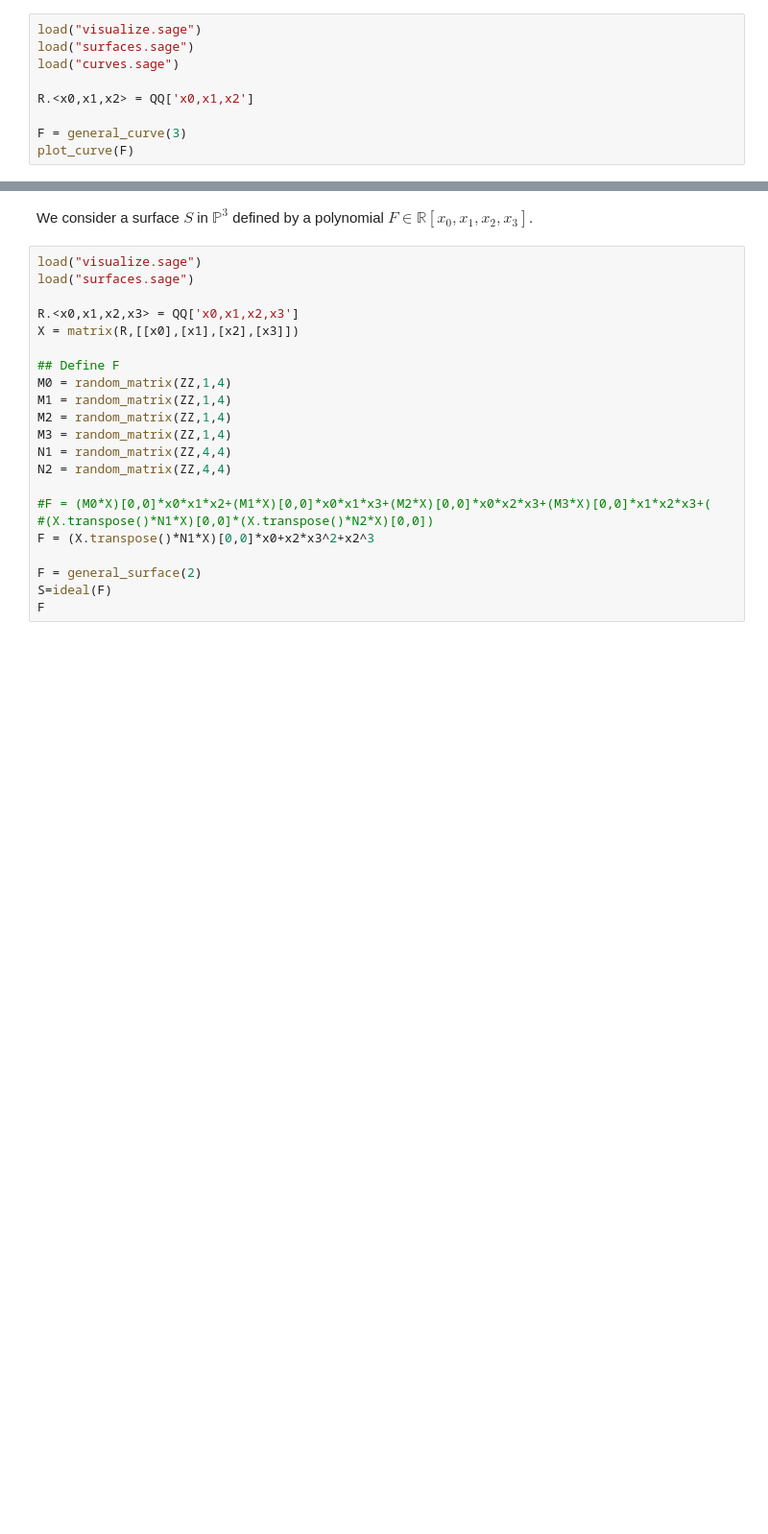
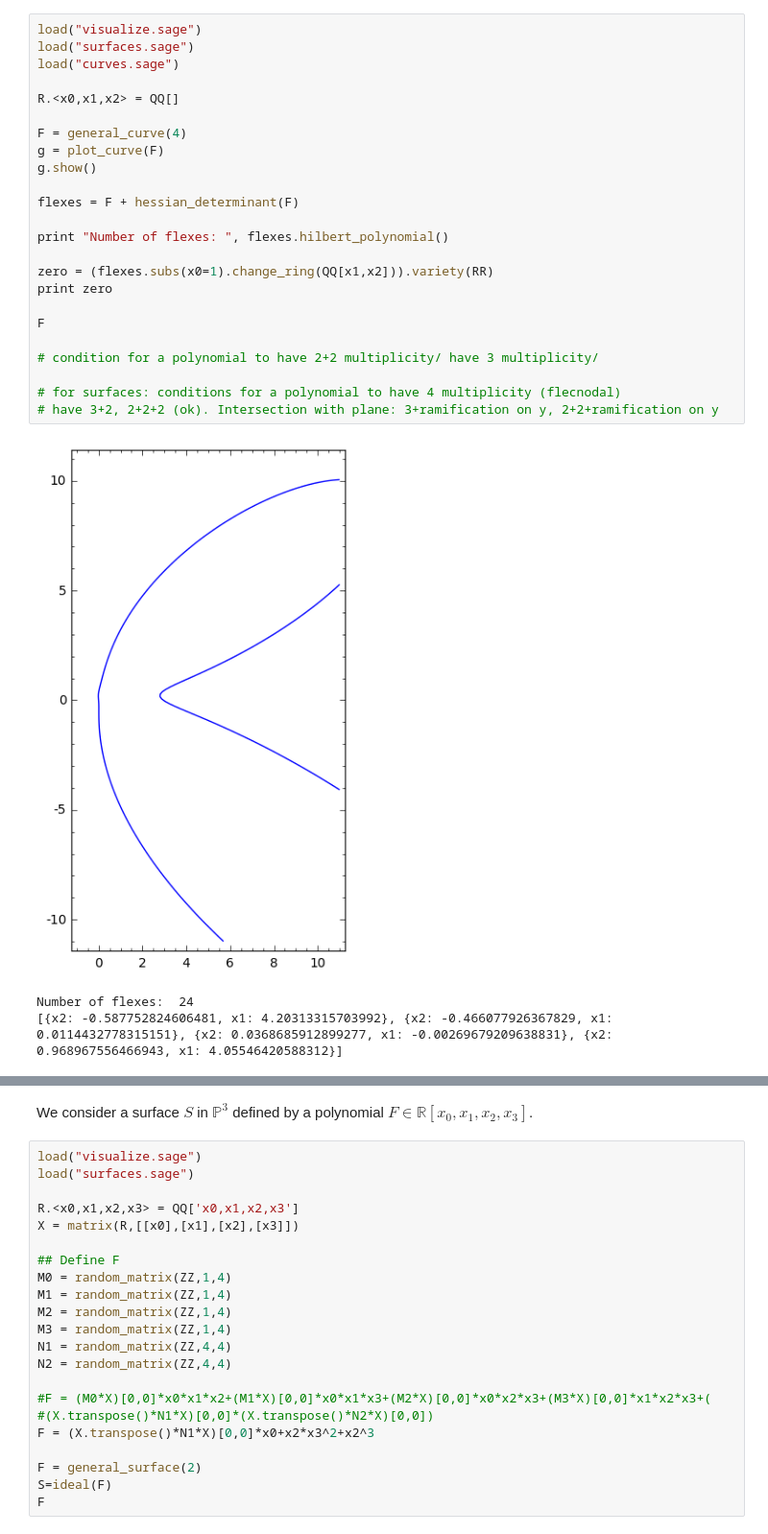
Before and after one commit to mtrager/changing-views, a Jupyter notebook: Changing Views of Curves and Surfaces.ipynb, the cells around one changed output, grey strips where cells are left out. Shown at 96% size. Cells and saved outputs as stored; diff of their text form; blank space fills up the shorter version.

```diff
--- a/Changing Views of Curves and Surfaces.ipynb
+++ b/Changing Views of Curves and Surfaces.ipynb
@@ -1,9 +1,28 @@
-# %%
-load("visualize.sage")
-load("surfaces.sage")
-load("curves.sage")
-
-R.<x0,x1,x2> = QQ['x0,x1,x2']
-
-F = general_curve(3)
-plot_curve(F)
+# %%
+load("visualize.sage")
+load("surfaces.sage")
+load("curves.sage")
+
+R.<x0,x1,x2> = QQ[]
+
+F = general_curve(4)
+g = plot_curve(F)
+g.show()
+
+flexes = F + hessian_determinant(F)
+
+print "Number of flexes: ", flexes.hilbert_polynomial()
+
+zero = (flexes.subs(x0=1).change_ring(QQ[x1,x2])).variety(RR)
+print zero
+
+F
+
+# condition for a polynomial to have 2+2 multiplicity/ have 3 multiplicity/
+
+# for surfaces: conditions for a polynomial to have 4 multiplicity (flecnodal)
+# have 3+2, 2+2+2 (ok). Intersection with plane: 3+ramification on y, 2+2+ramification on y
+# %% [output]
+[figure, added]
+Number of flexes:  24
+[{x2: -0.587752824606481, x1: 4.20313315703992}, {x2: -0.466077926367829, x1: 0.0114432778315151}, {x2: 0.0368685912899277, x1: -0.00269679209638831}, {x2: 0.968967556466943, x1: 4.05546420588312}]
```
Also changed, not shown: parts of 11 cells of this notebook, 1 other file.
